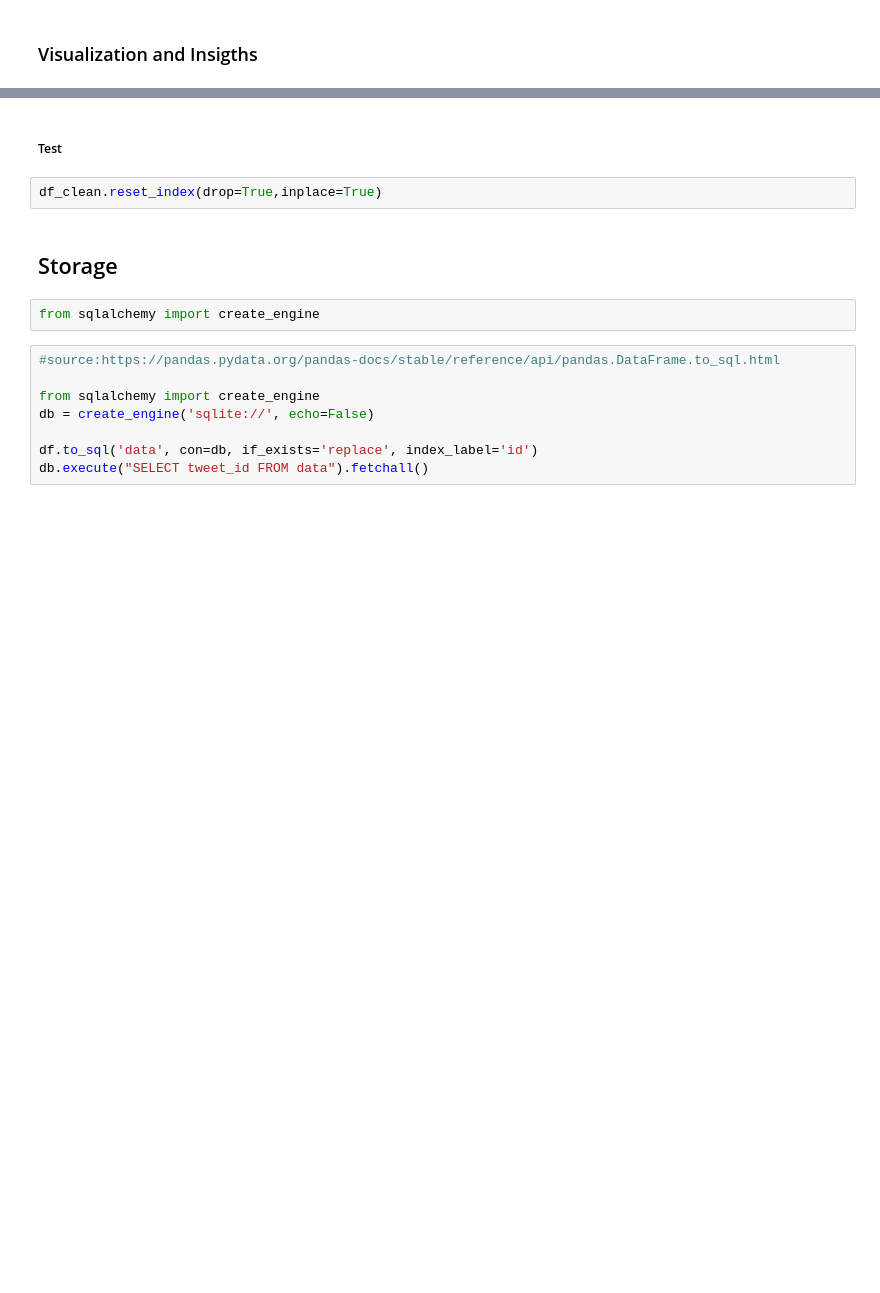
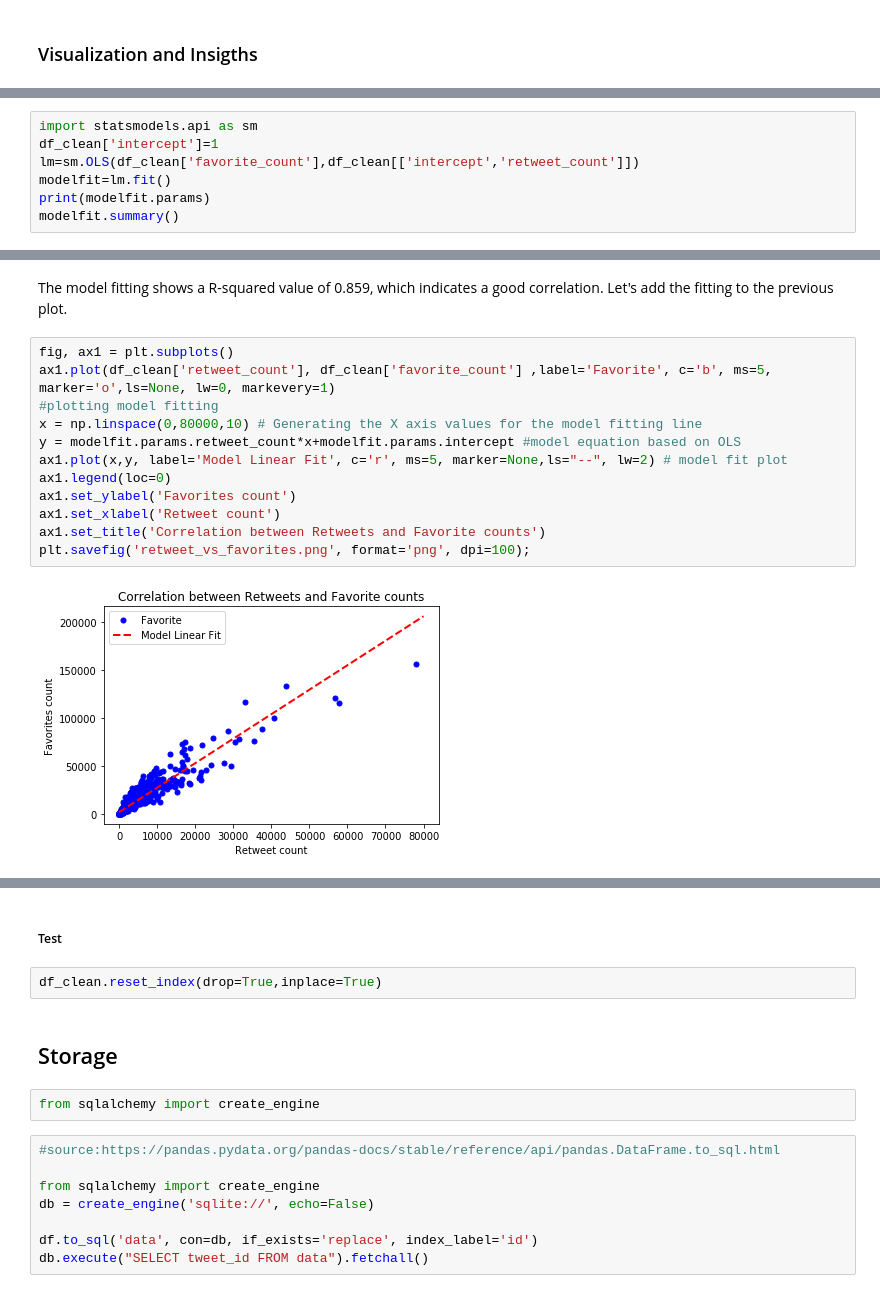
Before and after one commit to miniermatar/udacity_project_5_data_wrangling, a Jupyter notebook: wrangle_act.ipynb, the cells around one changed output, grey strips where cells are left out. Drawn from its saved outputs; the diff is of its cells as text; blank space fills up the shorter version.

```diff
--- a/wrangle_act.ipynb
+++ b/wrangle_act.ipynb
@@ -1158,0 +1206,7 @@ df_clean[df_clean.retweet_count==df_clean.retweet_count.max()]
+# %%
+import statsmodels.api as sm
+df_clean['intercept']=1
+lm=sm.OLS(df_clean['favorite_count'],df_clean[['intercept','retweet_count']])
+modelfit=lm.fit()
+print(modelfit.params)
+modelfit.summary()
@@ -1158,0 +1238,16 @@ df_clean[df_clean.retweet_count==df_clean.retweet_count.max()]
+# %% [markdown]
+The model fitting shows a R-squared value of 0.859, which indicates a good correlation. Let's add the fitting to the previous plot.
+# %%
+fig, ax1 = plt.subplots()
+ax1.plot(df_clean['retweet_count'], df_clean['favorite_count'] ,label='Favorite', c='b', ms=5, marker='o',ls=None, lw=0, markevery=1)
+#plotting model fitting
+x = np.linspace(0,80000,10) # Generating the X axis values for the model fitting line
+y = modelfit.params.retweet_count*x+modelfit.params.intercept #model equation based on OLS
+ax1.plot(x,y, label='Model Linear Fit', c='r', ms=5, marker=None,ls="--", lw=2) # model fit plot
+ax1.legend(loc=0)
+ax1.set_ylabel('Favorites count')
+ax1.set_xlabel('Retweet count')
+ax1.set_title('Correlation between Retweets and Favorite counts')
+plt.savefig('retweet_vs_favorites.png', format='png', dpi=100);
+# %% [output]
+[figure, added]
```
Also changed, not shown: parts of 48 cells of this notebook, 5 other files.
